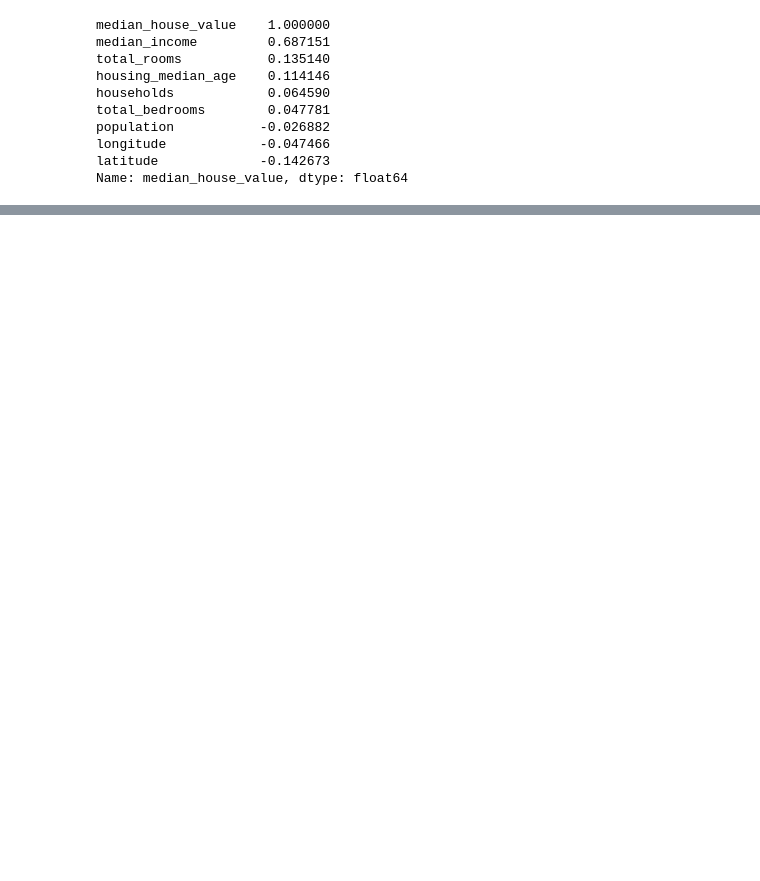
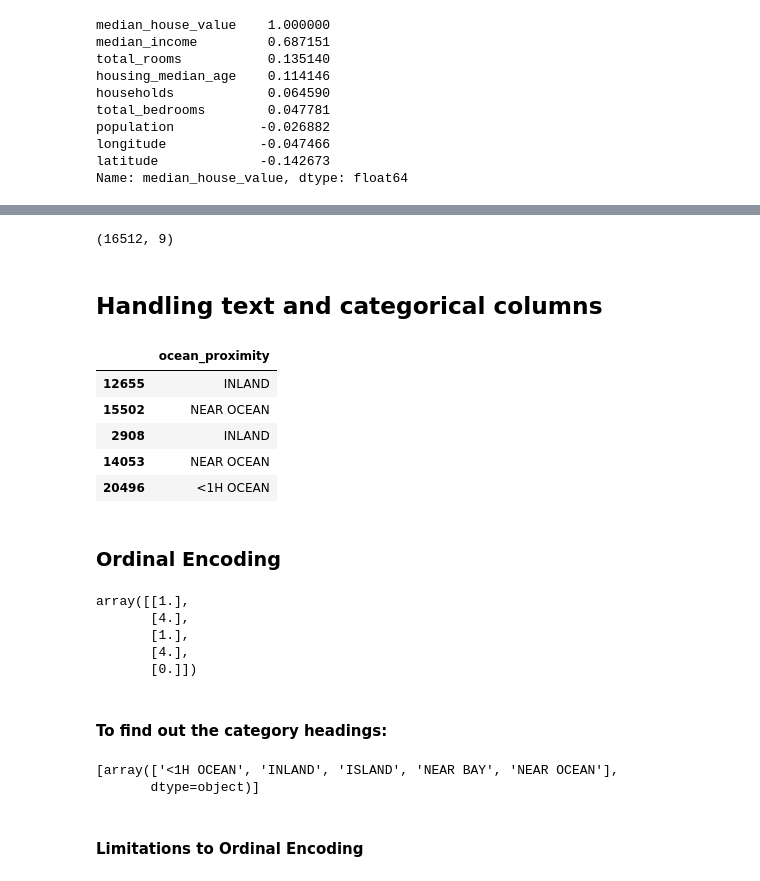
Before and after one commit to BigEd12/housing_ml, a Jupyter notebook: Housing.ipynb, the cells around one changed output, grey strips where cells are left out. Saved outputs shown, nothing was run; the diff lists cells and outputs as text; code cells hidden in the pictures; blank space fills up the shorter version.

Commit message:
OHE categories

```diff
--- a/Housing.ipynb
+++ b/Housing.ipynb
@@ -330,0 +328,37 @@ housing.shape
+# %%
+housing.shape
+# %% [output]
+(16512, 9)
+# %% [markdown]
+## Handling text and categorical columns
+# %%
+housing_cat = housing[['ocean_proximity']]
+housing_cat.head()
+# %% [output]
+|  | ocean_proximity |
+| 12655 | INLAND |
+| 15502 | NEAR OCEAN |
+| 2908 | INLAND |
+| 14053 | NEAR OCEAN |
+| 20496 | <1H OCEAN |
+# %% [markdown]
+### Ordinal Encoding
+# %%
+ordinal_encoder = OrdinalEncoder()
+housing_cat_encoded = ordinal_encoder.fit_transform(housing_cat)
+housing_cat_encoded[:5]
+# %% [output]
+array([[1.],
+       [4.],
+       [1.],
+       [4.],
+       [0.]])
+# %% [markdown]
+#### To find out the category headings:
+# %%
+ordinal_encoder.categories_
+# %% [output]
+[array(['<1H OCEAN', 'INLAND', 'ISLAND', 'NEAR BAY', 'NEAR OCEAN'],
+       dtype=object)]
+# %% [markdown]
+#### Limitations to Ordinal Encoding
```
Also changed, not shown: parts of 64 cells of this notebook.
